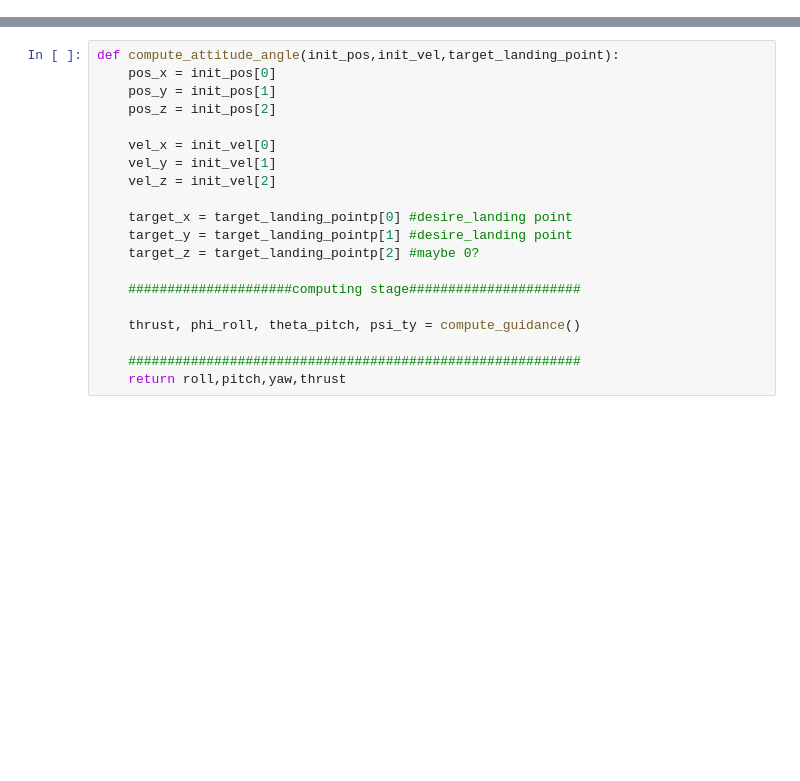
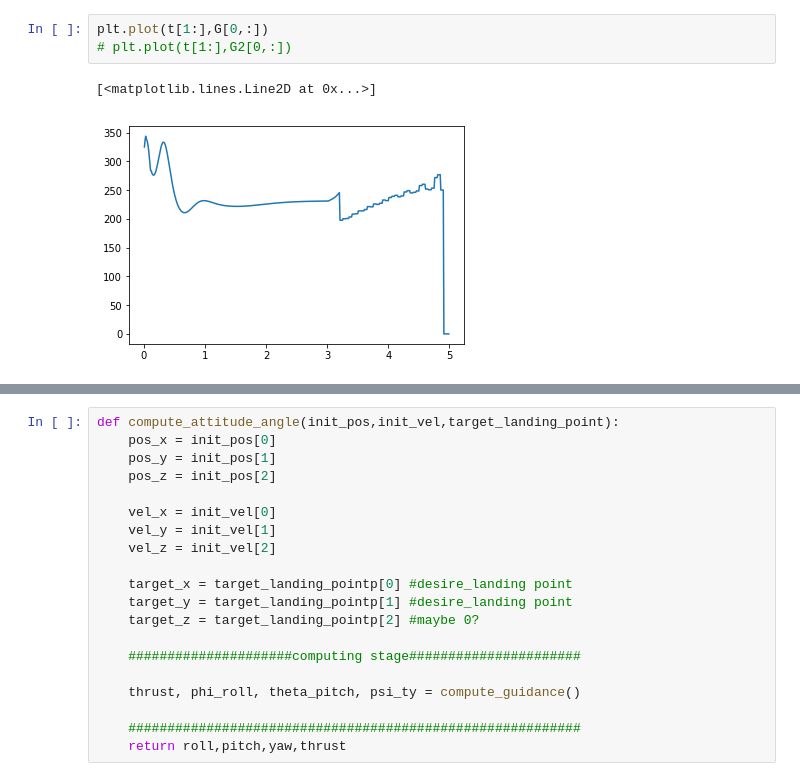
Before and after one commit to acsl-inha/drone_simulation, a Jupyter notebook: src/Euler_angle_guidance.ipynb, the cells around one changed output, grey strips where cells are left out. Drawn from its saved outputs; the diff is of its cells as text; blank space fills up the shorter version.

```diff
--- a/src/Euler_angle_guidance.ipynb
+++ b/src/Euler_angle_guidance.ipynb
@@ -171,0 +363,6 @@ print(elapsed_time)
+# %%
+plt.plot(t[1:],G[0,:])
+# plt.plot(t[1:],G2[0,:])
+# %% [output]
+[<matplotlib.lines.Line2D at 0x...>]
+[figure, added]
```
Also changed, not shown: parts of 14 cells of this notebook, 5 other files.
